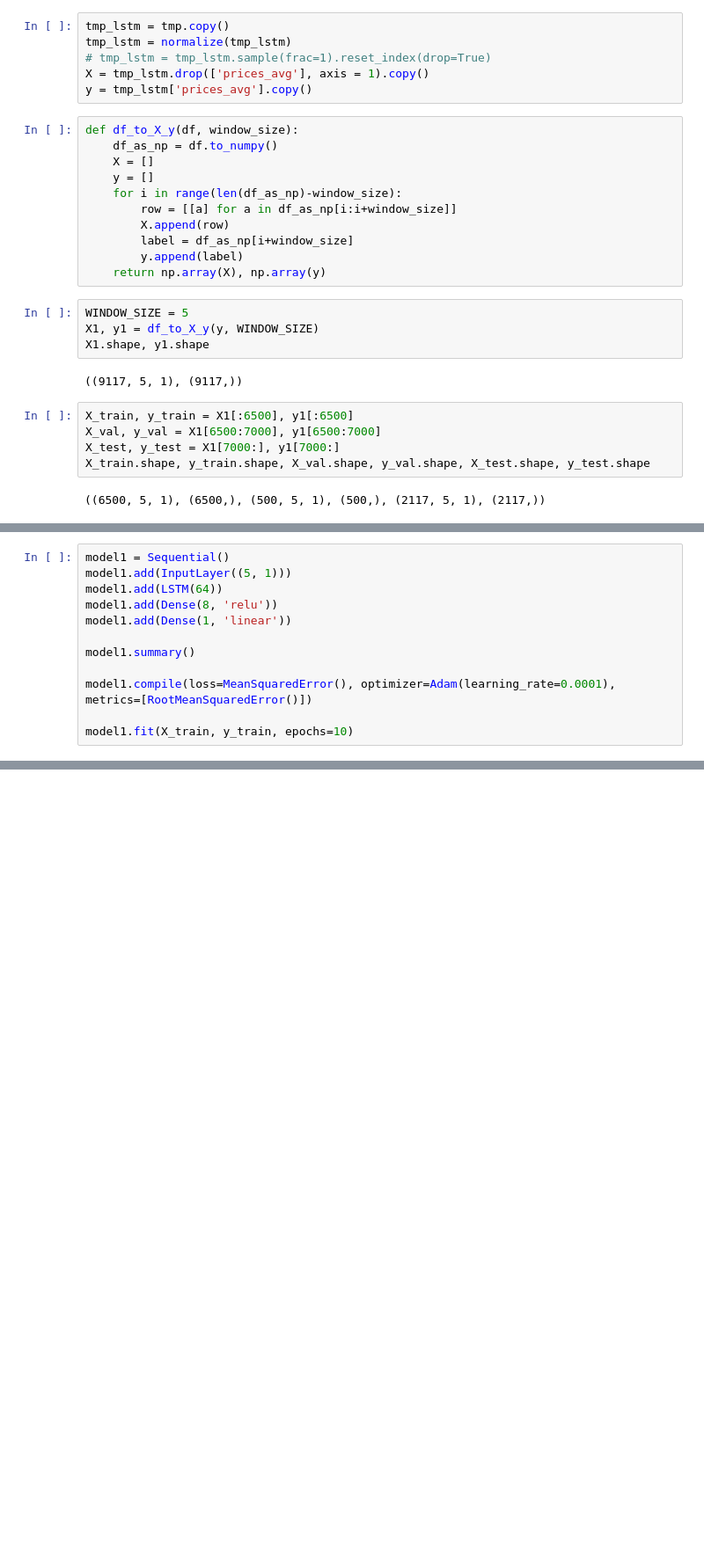
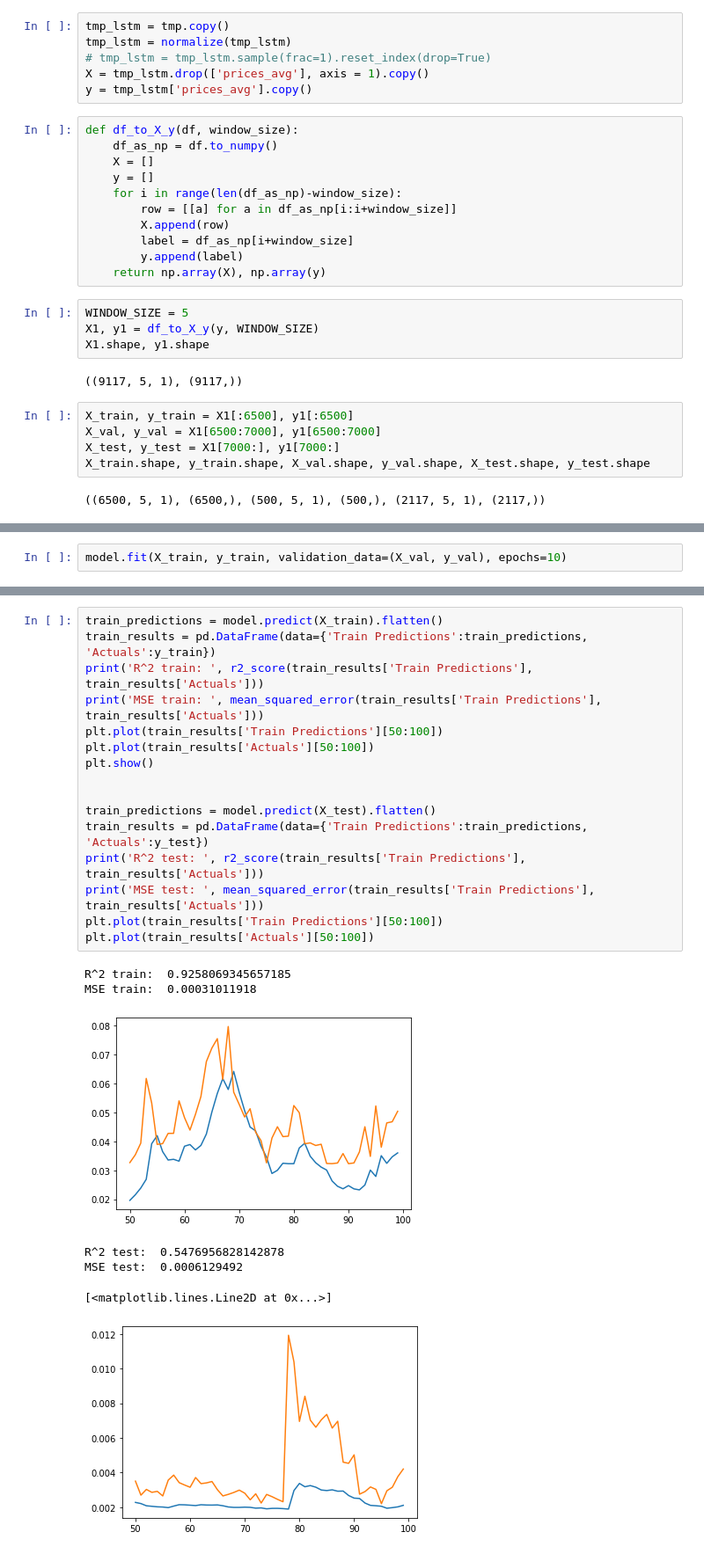
Before and after one commit to EgorMozharov/NFT, a Jupyter notebook: Predict.ipynb, the cells around one changed output, grey strips where cells are left out. Shown: that part at 88% size. Drawn from its saved outputs; the diff is of its cells as text; blank space fills up the shorter version.

Commit message:
Pre Final
Full Lasso+Linear+LSTM

```diff
--- a/Predict.ipynb
+++ b/Predict.ipynb
@@ -302,15 +303,3 @@ Total params: 206,465
 Trainable params: 206,465
 Non-trainable params: 0
 _________________________________________________________________
-# %%
-model1 = Sequential()
-model1.add(InputLayer((5, 1)))
-model1.add(LSTM(64))
-model1.add(Dense(8, 'relu'))
-model1.add(Dense(1, 'linear'))
-
-model1.summary()
-
-model1.compile(loss=MeanSquaredError(), optimizer=Adam(learning_rate=0.0001), metrics=[RootMeanSquaredError()])
-
-model1.fit(X_train, y_train, epochs=10)
@@ -360,0 +306,2 @@ plt.plot(train_results['Actuals'][50:100])
+# %%
+model.fit(X_train, y_train, validation_data=(X_val, y_val), epochs=10)
@@ -361 +330,25 @@ plt.plot(train_results['Actuals'][50:100])
+# %%
+train_predictions = model.predict(X_train).flatten()
+train_results = pd.DataFrame(data={'Train Predictions':train_predictions, 'Actuals':y_train})
+print('R^2 train: ', r2_score(train_results['Train Predictions'], train_results['Actuals']))
+print('MSE train: ', mean_squared_error(train_results['Train Predictions'], train_results['Actuals']))
+plt.plot(train_results['Train Predictions'][50:100])
+plt.plot(train_results['Actuals'][50:100])
+plt.show()
+
+
+train_predictions = model.predict(X_test).flatten()
+train_results = pd.DataFrame(data={'Train Predictions':train_predictions, 'Actuals':y_test})
+print('R^2 test: ', r2_score(train_results['Train Predictions'], train_results['Actuals']))
+print('MSE test: ', mean_squared_error(train_results['Train Predictions'], train_results['Actuals']))
+plt.plot(train_results['Train Predictions'][50:100])
+plt.plot(train_results['Actuals'][50:100])
+# %% [output]
+R^2 train:  0.9258069345657185
+MSE train:  0.00031011918
+[figure, added]
+R^2 test:  0.5476956828142878
+MSE test:  0.0006129492
+[<matplotlib.lines.Line2D at 0x...>]
+[figure, added]
 # %%
```
Also changed, not shown: parts of 7 cells of this notebook.
